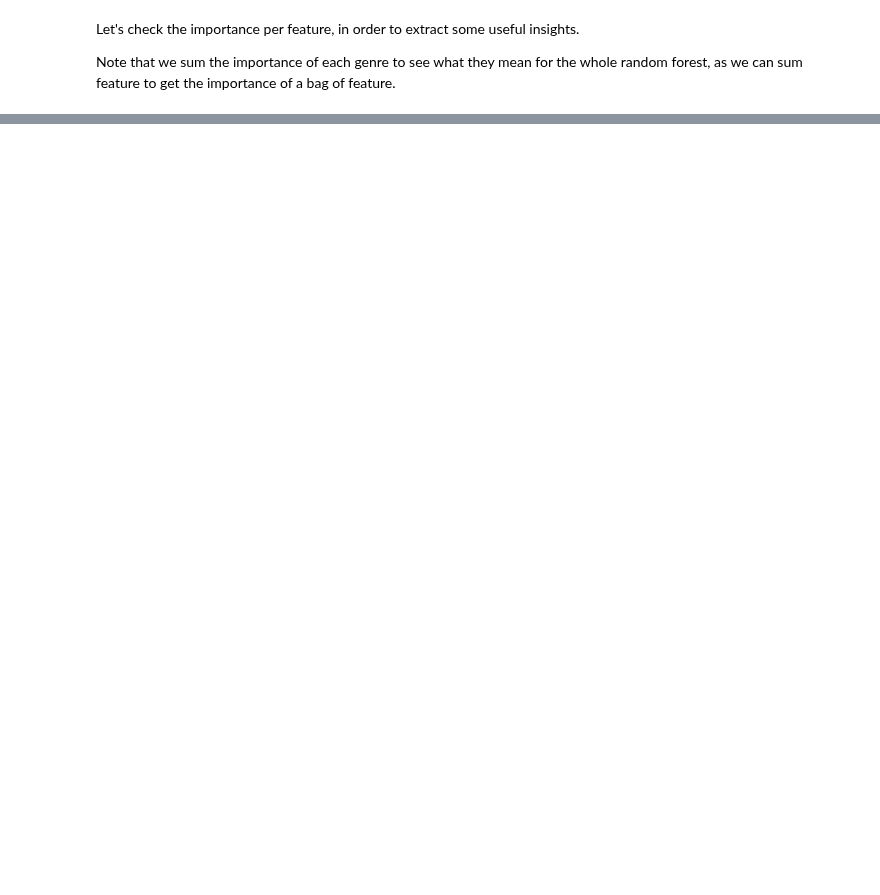
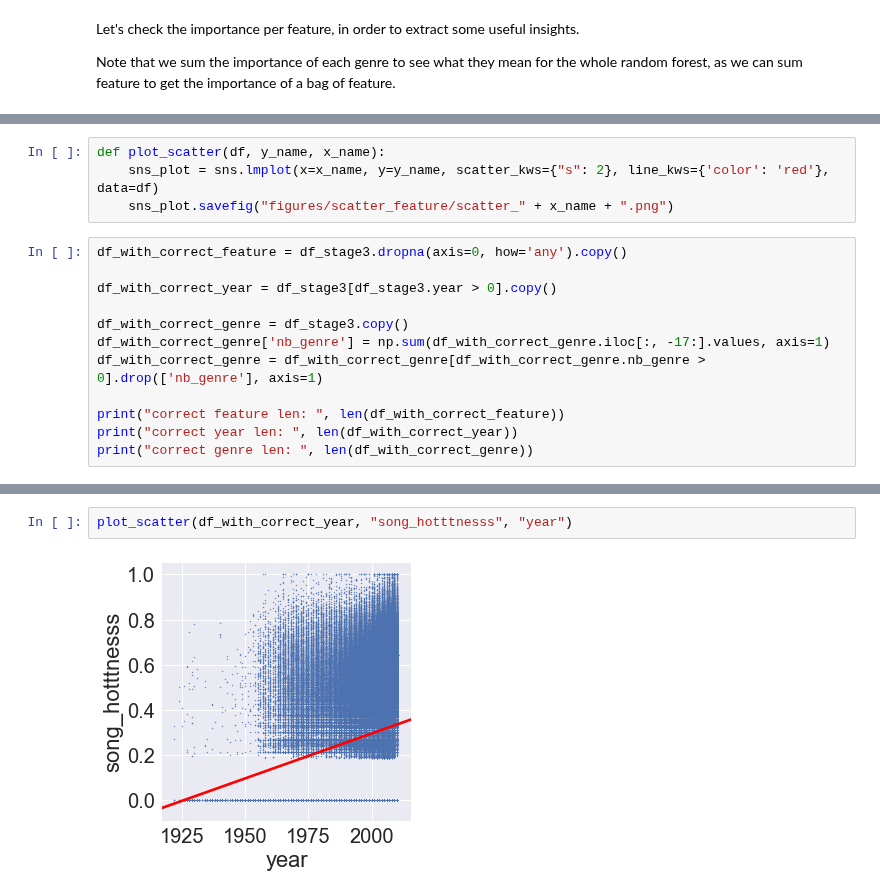
Before and after one commit to AWehenkel/ADA-2017, a Jupyter notebook: FinalProject/split notebooks/Feature Analysis.ipynb, the cells around one changed output, grey strips where cells are left out. Cells and saved outputs as stored; diff of their text form; blank space fills up the shorter version.

```diff
--- a/FinalProject/split notebooks/Feature Analysis.ipynb
+++ b/FinalProject/split notebooks/Feature Analysis.ipynb
@@ -236,0 +248,16 @@ snsplot.figure.savefig("../datastory/figures/RandomForest_feature_importance.png
+# %%
+def plot_scatter(df, y_name, x_name):
+    sns_plot = sns.lmplot(x=x_name, y=y_name, scatter_kws={"s": 2}, line_kws={'color': 'red'}, data=df)
+    sns_plot.savefig("figures/scatter_feature/scatter_" + x_name + ".png")
+# %%
+df_with_correct_feature = df_stage3.dropna(axis=0, how='any').copy()
+
+df_with_correct_year = df_stage3[df_stage3.year > 0].copy()
+
+df_with_correct_genre = df_stage3.copy()
+df_with_correct_genre['nb_genre'] = np.sum(df_with_correct_genre.iloc[:, -17:].values, axis=1)
+df_with_correct_genre = df_with_correct_genre[df_with_correct_genre.nb_genre > 0].drop(['nb_genre'], axis=1)
+
+print("correct feature len: ", len(df_with_correct_feature))
+print("correct year len: ", len(df_with_correct_year))
+print("correct genre len: ", len(df_with_correct_genre))
@@ -236,0 +284,4 @@ snsplot.figure.savefig("../datastory/figures/RandomForest_feature_importance.png
+# %%
+plot_scatter(df_with_correct_year, "song_hotttnesss", "year")
+# %% [output]
+[figure, added]
```
Also changed, not shown: parts of 14 cells of this notebook, 7 other files.
